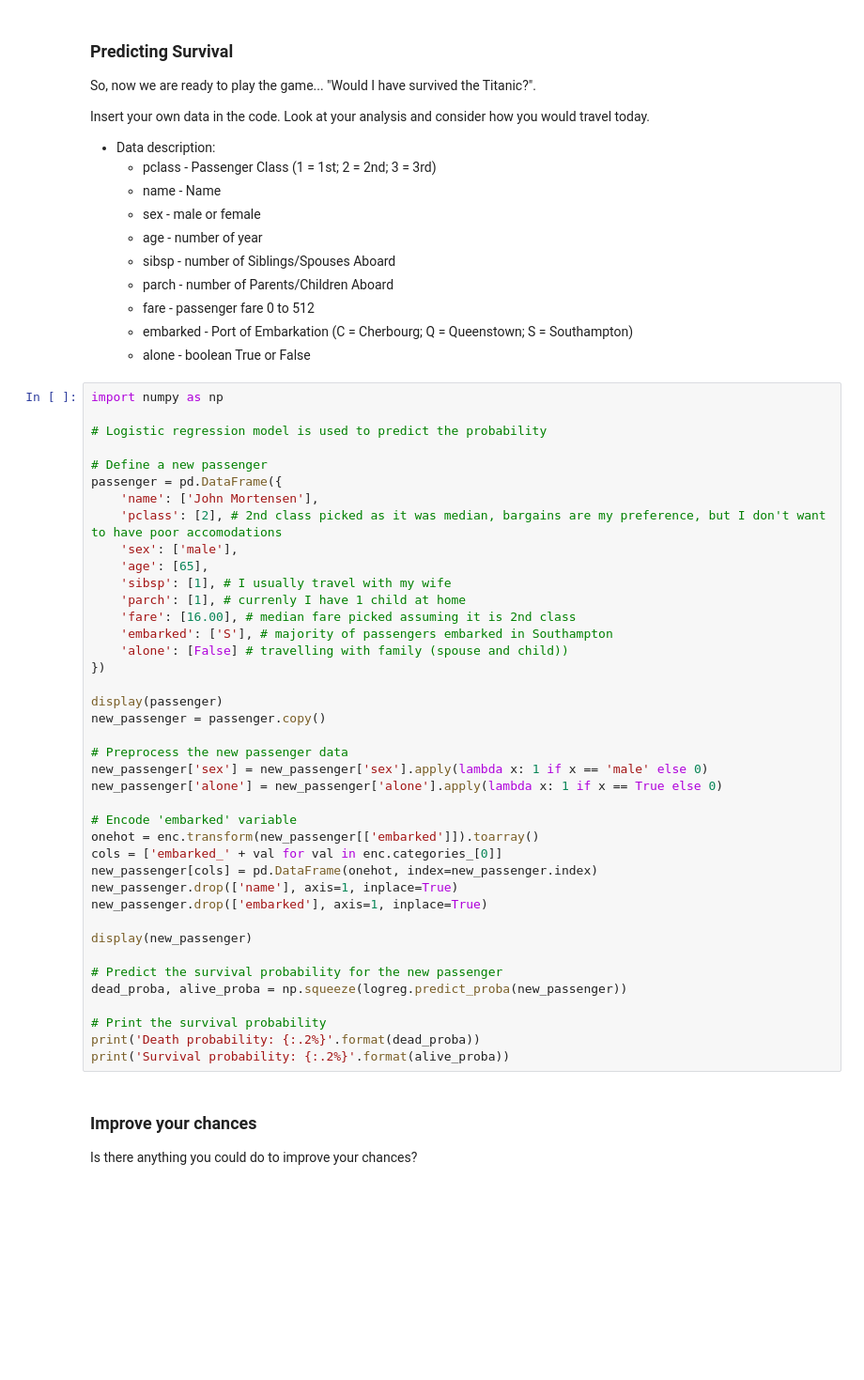
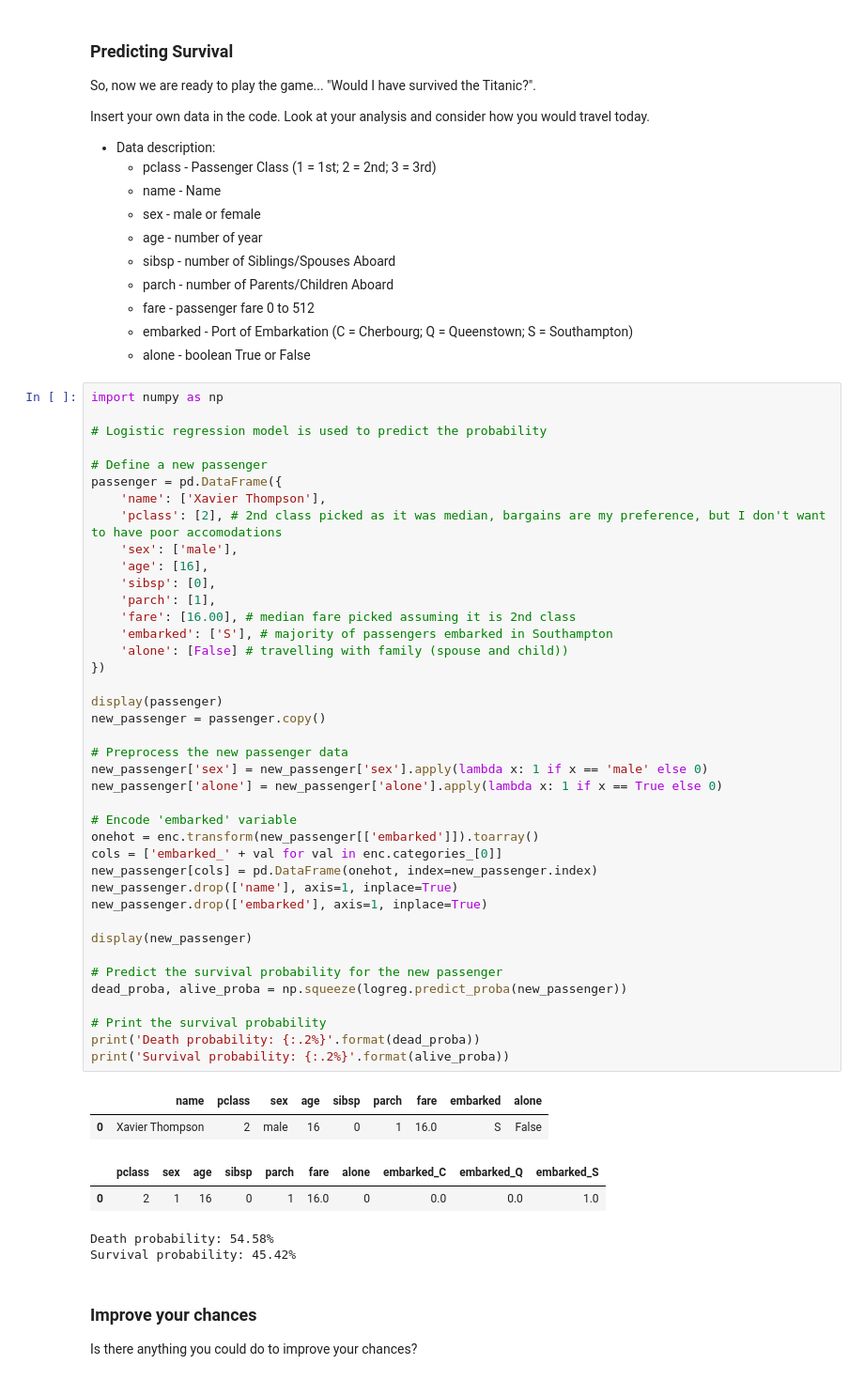
Before and after one commit to XavierTho/csp, a Jupyter notebook: _notebooks/2025-02-19-pandas-ml_titanic.ipynb, the cells around one changed output. Shown: that part at 94% size. Cells and saved outputs as stored; diff of their text form; blank space fills up the shorter version.

```diff
--- a/_notebooks/2025-02-19-pandas-ml_titanic.ipynb
+++ b/_notebooks/2025-02-19-pandas-ml_titanic.ipynb
@@ -199,39 +307,46 @@ import numpy as np
 
 # Define a new passenger
 passenger = pd.DataFrame({
-    'name': ['John Mortensen'],
+    'name': ['Xavier Thompson'],
     'pclass': [2], # 2nd class picked as it was median, bargains are my preference, but I don't want to have poor accomodations
     'sex': ['male'],
-    'age': [65],
-    'sibsp': [1], # I usually travel with my wife
-    'parch': [1], # currenly I have 1 child at home
+    'age': [16],
+    'sibsp': [0],
+    'parch': [1],
     'fare': [16.00], # median fare picked assuming it is 2nd class
     'embarked': ['S'], # majority of passengers embarked in Southampton
     'alone': [False] # travelling with family (spouse and child))
 })
 
 display(passenger)
 new_passenger = passenger.copy()
 
 # Preprocess the new passenger data
 new_passenger['sex'] = new_passenger['sex'].apply(lambda x: 1 if x == 'male' else 0)
 new_passenger['alone'] = new_passenger['alone'].apply(lambda x: 1 if x == True else 0)
 
 # Encode 'embarked' variable
 onehot = enc.transform(new_passenger[['embarked']]).toarray()
 cols = ['embarked_' + val for val in enc.categories_[0]]
 new_passenger[cols] = pd.DataFrame(onehot, index=new_passenger.index)
 new_passenger.drop(['name'], axis=1, inplace=True)
 new_passenger.drop(['embarked'], axis=1, inplace=True)
 
 display(new_passenger)
 
 # Predict the survival probability for the new passenger
 dead_proba, alive_proba = np.squeeze(logreg.predict_proba(new_passenger))
 
 # Print the survival probability
 print('Death probability: {:.2%}'.format(dead_proba))
 print('Survival probability: {:.2%}'.format(alive_proba))
+# %% [output]
+|  | name | pclass | sex | age | sibsp | parch | fare | embarked | alone |
+| 0 | Xavier Thompson | 2 | male | 16 | 0 | 1 | 16.0 | S | False |
+|  | pclass | sex | age | sibsp | parch | fare | alone | embarked_C | embarked_Q | embarked_S |
+| 0 | 2 | 1 | 16 | 0 | 1 | 16.0 | 0 | 0.0 | 0.0 | 1.0 |
+Death probability: 54.58%
+Survival probability: 45.42%
 # %% [markdown]
 ### Improve your chances
 Is there anything you could do to improve your chances?
```
Also changed, not shown: parts of 9 cells of this notebook.
